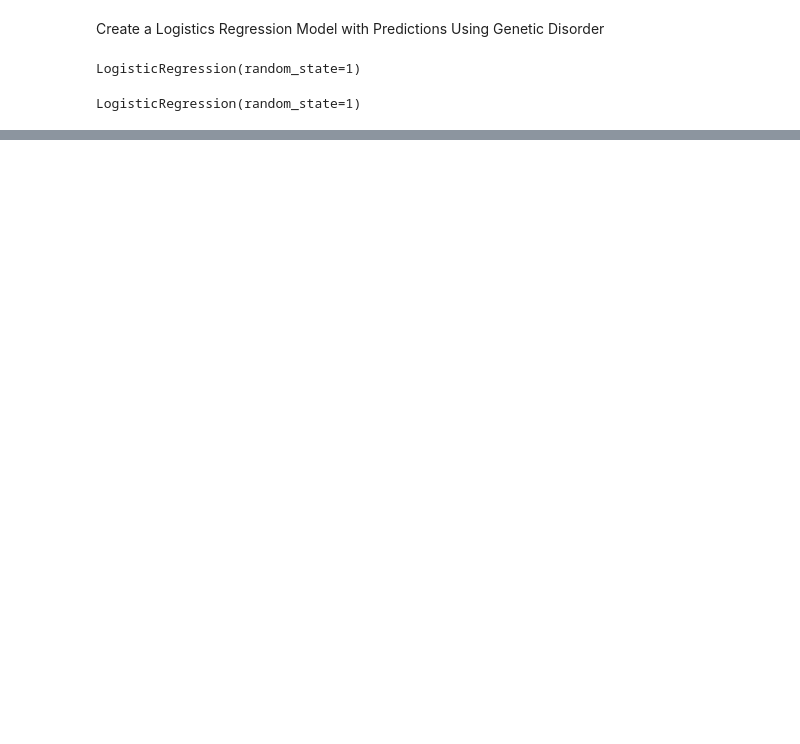
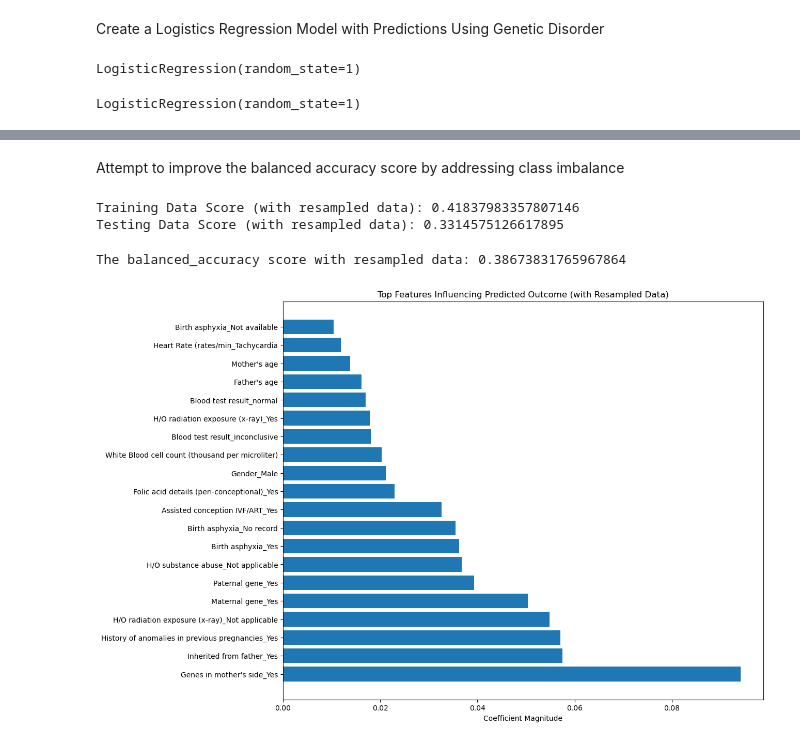
Before and after one commit to Mepseha/Project-4, a Jupyter notebook: LogisticRegression_all features.ipynb, the cells around one changed output, grey strips where cells are left out. Drawn from its saved outputs; the diff is of its cells as text; code cells hidden in the pictures; blank space fills up the shorter version.

Commit message:
Added Additional Model for All Features

```diff
--- a/LogisticRegression_all features.ipynb
+++ b/LogisticRegression_all features.ipynb
@@ -475,0 +451,42 @@ plt.show()
+# %% [markdown]
+Attempt to improve the balanced accuracy score by addressing class imbalance
+# %%
+# Attempt to improve the balanced accuracy score by addressing class imbalance
+oversampler = RandomOverSampler(random_state=42)
+X_resampled, y_resampled = oversampler.fit_resample(X_train_scaled, y_train)
+# %%
+# Retrain the logistic regression model with resampled data
+lr_model_resampled = LogisticRegression(random_state=9)
+lr_model_resampled = lr_model_resampled.fit(X_resampled, y_resampled)
+# %%
+# Evaluate the model with resampled data
+train_score_resampled = lr_model_resampled.score(X_resampled, y_resampled)
+test_score_resampled = lr_model_resampled.score(X_test_scaled, y_test)
+
+print(f"Training Data Score (with resampled data): {train_score_resampled}")
+print(f"Testing Data Score (with resampled data): {test_score_resampled}")
+# %% [output]
+Training Data Score (with resampled data): 0.41837983357807146
+Testing Data Score (with resampled data): 0.3314575126617895
+# %%
+# Print the balanced_accuracy score of the model with resampled data
+GDtesting_predictions_resampled = lr_model_resampled.predict(X_test_scaled)
+print(f"The balanced_accuracy score with resampled data: {balanced_accuracy_score(y_test, GDtesting_predictions_resampled)}")
+# %% [output]
+The balanced_accuracy score with resampled data: 0.38673831765967864
+# %%
+# Visualize the impact of the top 20 features on the predicted outcome
+coefficients = lr_model_resampled.coef_[0]
+feature_importance = abs(coefficients)
+all_feature_names = GeneticDisorder_encoded_df.columns
+top_20_indices = feature_importance.argsort()[-20:][::-1]
+top_20_feature_names = all_feature_names[top_20_indices]
+top_20_feature_importance = feature_importance[top_20_indices]
+
+plt.figure(figsize=(12, 10))
+plt.barh(top_20_feature_names, top_20_feature_importance)
+plt.xlabel('Coefficient Magnitude')
+plt.title('Top Features Influencing Predicted Outcome (with Resampled Data)')
+plt.show()
+# %% [output]
+[figure, added]
```
Also changed, not shown: parts of 21 cells of this notebook, 1 other file.
